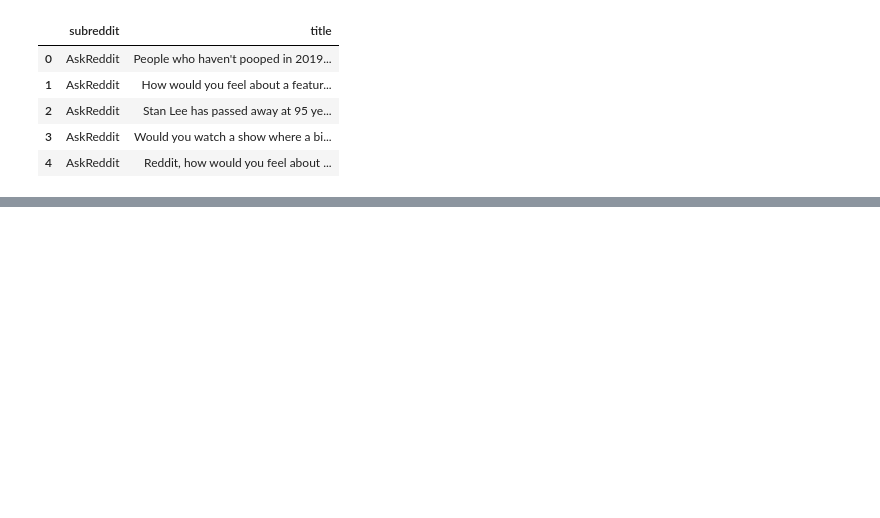
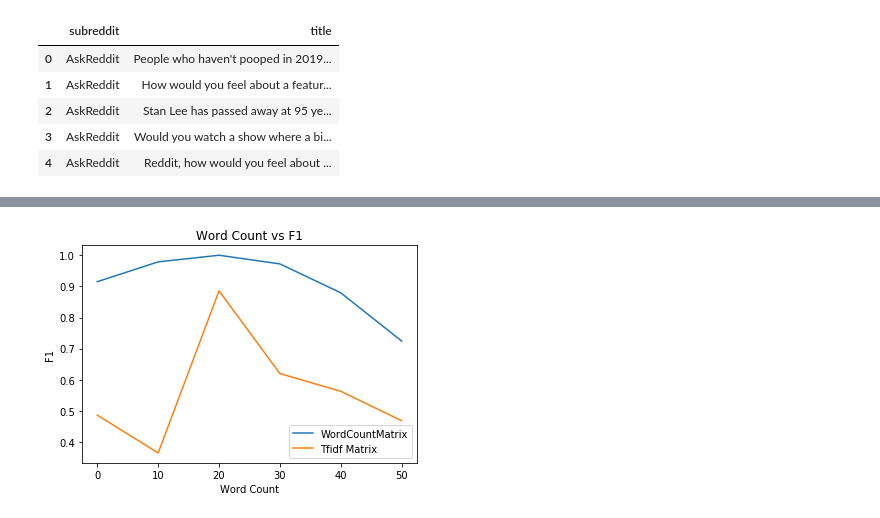
Before and after one commit to zionsteiner/NaiveBayesRedditTitleClassification, a Jupyter notebook: project5_zion.ipynb, the cells around one changed output, grey strips where cells are left out. Cells and saved outputs as stored; diff of their text form; code cells hidden in the pictures; blank space fills up the shorter version.

```diff
--- a/project5_zion.ipynb
+++ b/project5_zion.ipynb
@@ -51,0 +151,33 @@ df_feat = pd.DataFrame(columns=['subreddit', 'title', 'len', ''])
+# %%
+from sklearn.feature_extraction.text import CountVectorizer, TfidfVectorizer
+import warnings
+
+warnings.filterwarnings(action='ignore')
+
+df_title.sort_values(by='word_count', inplace=True)
+
+count_f1 = [[], []]
+tfidf_f1 = [[], []]
+
+inc = 10
+for x in range(0, 51, inc):
+    data = df_title.loc[(df_title['word_count'] >= x) & (df_title['word_count'] < x+10)]
+
+    count_matrix = CountVectorizer().fit_transform(data['title'])
+    count_f1[0].append(x)
+    count_f1[1].append(naive_bayes(count_matrix, data['subreddit'], report=False))
+
+    tfidf = TfidfVectorizer().fit_transform(data['title'])
+    tfidf_f1[0].append(x)
+    tfidf_f1[1].append(naive_bayes(tfidf, data['subreddit'], report=False))
+# %%
+# Plot
+# fig, axs = plt.subplots((2, 1), figsize=(8, 8))
+ax = sns.lineplot(x=count_f1[0], y=count_f1[1], label='WordCountMatrix')
+ax = sns.lineplot(x=tfidf_f1[0], y=tfidf_f1[1], ax=ax, label='Tfidf Matrix')
+ax.set_title('Word Count vs F1')
+ax.set(xlabel='Word Count', ylabel='F1')
+ax.legend()
+plt.savefig('imgs/wordCountVF1.png')
+# %% [output]
+[figure, added]
```
Also changed, not shown: parts of 15 cells of this notebook, 3 other files.
